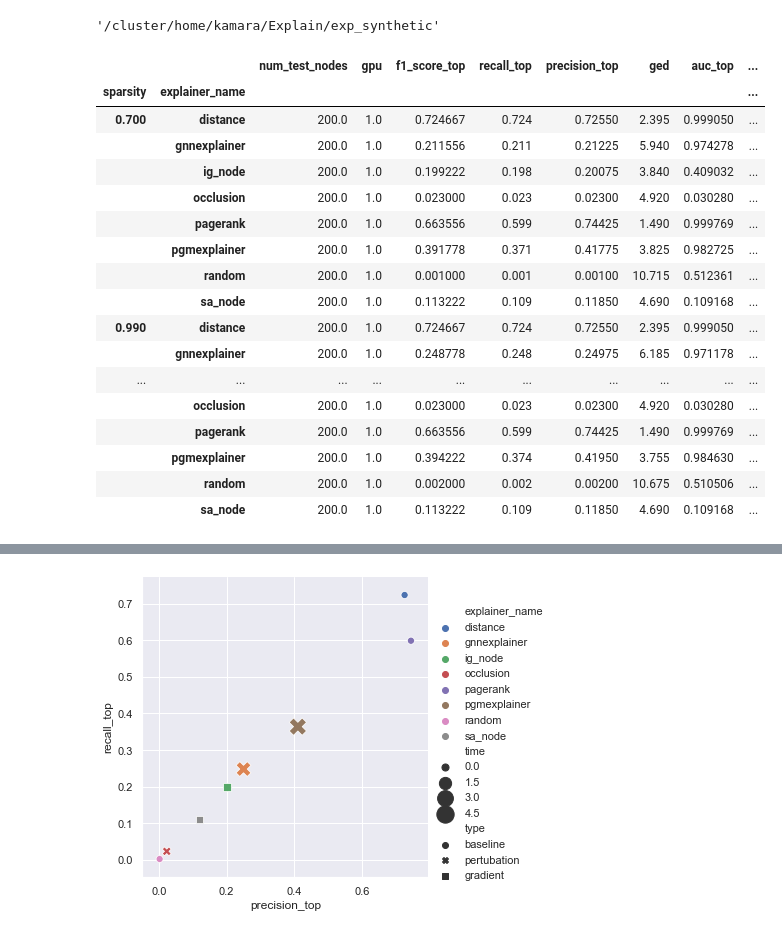
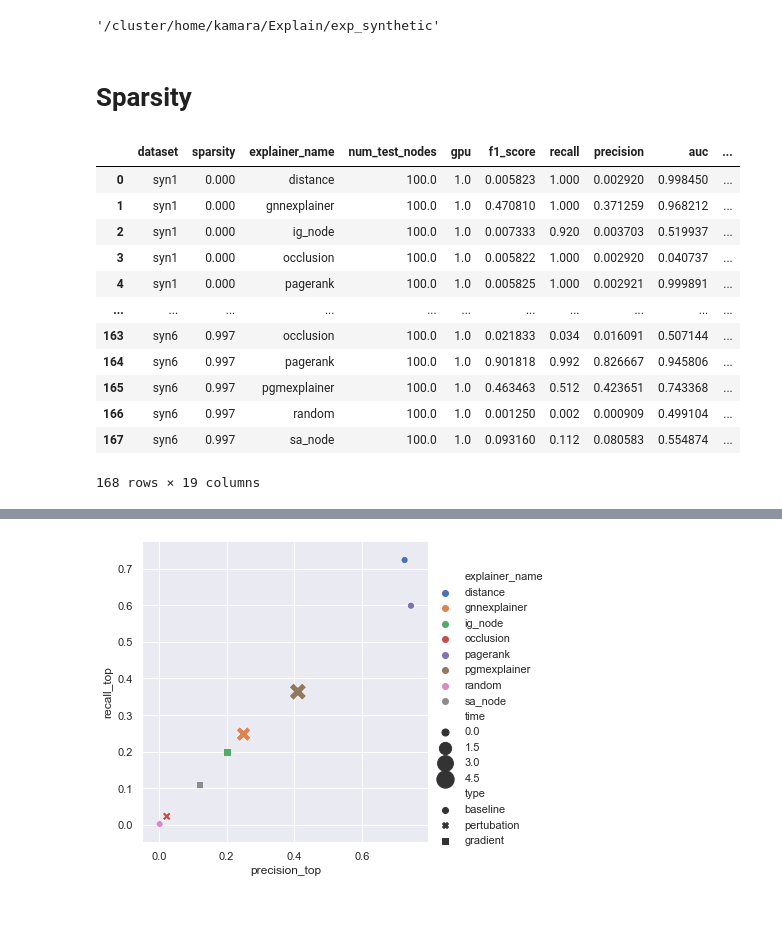
Before and after one commit to GraphFramEx/graphframex, a Jupyter notebook: exp_synthetic/Results_Analysis.ipynb, the cells around one changed output, grey strips where cells are left out. Saved outputs shown, nothing was run; the diff lists cells and outputs as text; code cells hidden in the pictures.

```diff
--- a/exp_synthetic/Results_Analysis.ipynb
+++ b/exp_synthetic/Results_Analysis.ipynb
@@ -15,34 +15,31 @@ from clutils.nbutils.params import get_param_ranges
 os.getcwd()
 # %% [output]
 '/cluster/home/kamara/Explain/exp_synthetic'
+# %% [markdown]
+# Sparsity
 # %%
 dir = '/cluster/home/kamara/Explain/csv/'
 
-expe = "syn6"
+expe = "sparsity"
 
 
 jsonpath = f'/cluster/home/kamara/Explain/config_{expe}.json'
 ranges = get_param_ranges(jsonpath)
 
-df_syn1 = pd.read_csv(os.path.join(dir, f'{expe}_gpu1.csv'), index_col = 0)
-res = df_syn1.groupby(by=['sparsity', 'explainer_name']).mean()
-res
+df_sparsity = pd.read_csv(os.path.join(dir, f'{expe}.csv'), index_col = 0)
+res = df_sparsity.groupby(by=['dataset', 'sparsity', 'explainer_name']).mean()
+res = res.reset_index()
 # %% [output]
-|  |  | num_test_nodes | gpu | f1_score_top | recall_top | precision_top | ged | auc_top | ... |
-| sparsity | explainer_name |  |  |  |  |  |  |  | ... |
-| 0.700 | distance | 200.0 | 1.0 | 0.724667 | 0.724 | 0.72550 | 2.395 | 0.999050 | ... |
-|  | gnnexplainer | 200.0 | 1.0 | 0.211556 | 0.211 | 0.21225 | 5.940 | 0.974278 | ... |
-|  | ig_node | 200.0 | 1.0 | 0.199222 | 0.198 | 0.20075 | 3.840 | 0.409032 | ... |
-|  | occlusion | 200.0 | 1.0 | 0.023000 | 0.023 | 0.02300 | 4.920 | 0.030280 | ... |
-|  | pagerank | 200.0 | 1.0 | 0.663556 | 0.599 | 0.74425 | 1.490 | 0.999769 | ... |
-|  | pgmexplainer | 200.0 | 1.0 | 0.391778 | 0.371 | 0.41775 | 3.825 | 0.982725 | ... |
-|  | random | 200.0 | 1.0 | 0.001000 | 0.001 | 0.00100 | 10.715 | 0.512361 | ... |
-|  | sa_node | 200.0 | 1.0 | 0.113222 | 0.109 | 0.11850 | 4.690 | 0.109168 | ... |
-| 0.990 | distance | 200.0 | 1.0 | 0.724667 | 0.724 | 0.72550 | 2.395 | 0.999050 | ... |
-|  | gnnexplainer | 200.0 | 1.0 | 0.248778 | 0.248 | 0.24975 | 6.185 | 0.971178 | ... |
-| ... | ... | ... | ... | ... | ... | ... | ... | ... | ... |
-|  | occlusion | 200.0 | 1.0 | 0.023000 | 0.023 | 0.02300 | 4.920 | 0.030280 | ... |
-|  | pagerank | 200.0 | 1.0 | 0.663556 | 0.599 | 0.74425 | 1.490 | 0.999769 | ... |
-|  | pgmexplainer | 200.0 | 1.0 | 0.394222 | 0.374 | 0.41950 | 3.755 | 0.984630 | ... |
-|  | random | 200.0 | 1.0 | 0.002000 | 0.002 | 0.00200 | 10.675 | 0.510506 | ... |
-|  | sa_node | 200.0 | 1.0 | 0.113222 | 0.109 | 0.11850 | 4.690 | 0.109168 | ... |
+|  | dataset | sparsity | explainer_name | num_test_nodes | gpu | f1_score | recall | precision | auc | ... |
+| 0 | syn1 | 0.000 | distance | 100.0 | 1.0 | 0.005823 | 1.000 | 0.002920 | 0.998450 | ... |
+| 1 | syn1 | 0.000 | gnnexplainer | 100.0 | 1.0 | 0.470810 | 1.000 | 0.371259 | 0.968212 | ... |
+| 2 | syn1 | 0.000 | ig_node | 100.0 | 1.0 | 0.007333 | 0.920 | 0.003703 | 0.519937 | ... |
+| 3 | syn1 | 0.000 | occlusion | 100.0 | 1.0 | 0.005822 | 1.000 | 0.002920 | 0.040737 | ... |
+| 4 | syn1 | 0.000 | pagerank | 100.0 | 1.0 | 0.005825 | 1.000 | 0.002921 | 0.999891 | ... |
+| ... | ... | ... | ... | ... | ... | ... | ... | ... | ... | ... |
+| 163 | syn6 | 0.997 | occlusion | 100.0 | 1.0 | 0.021833 | 0.034 | 0.016091 | 0.507144 | ... |
+| 164 | syn6 | 0.997 | pagerank | 100.0 | 1.0 | 0.901818 | 0.992 | 0.826667 | 0.945806 | ... |
+| 165 | syn6 | 0.997 | pgmexplainer | 100.0 | 1.0 | 0.463463 | 0.512 | 0.423651 | 0.743368 | ... |
+| 166 | syn6 | 0.997 | random | 100.0 | 1.0 | 0.001250 | 0.002 | 0.000909 | 0.499104 | ... |
+| 167 | syn6 | 0.997 | sa_node | 100.0 | 1.0 | 0.093160 | 0.112 | 0.080583 | 0.554874 | ... |
+168 rows × 19 columns
```
Also changed, not shown: parts of 20 cells of this notebook, 28 other files.
